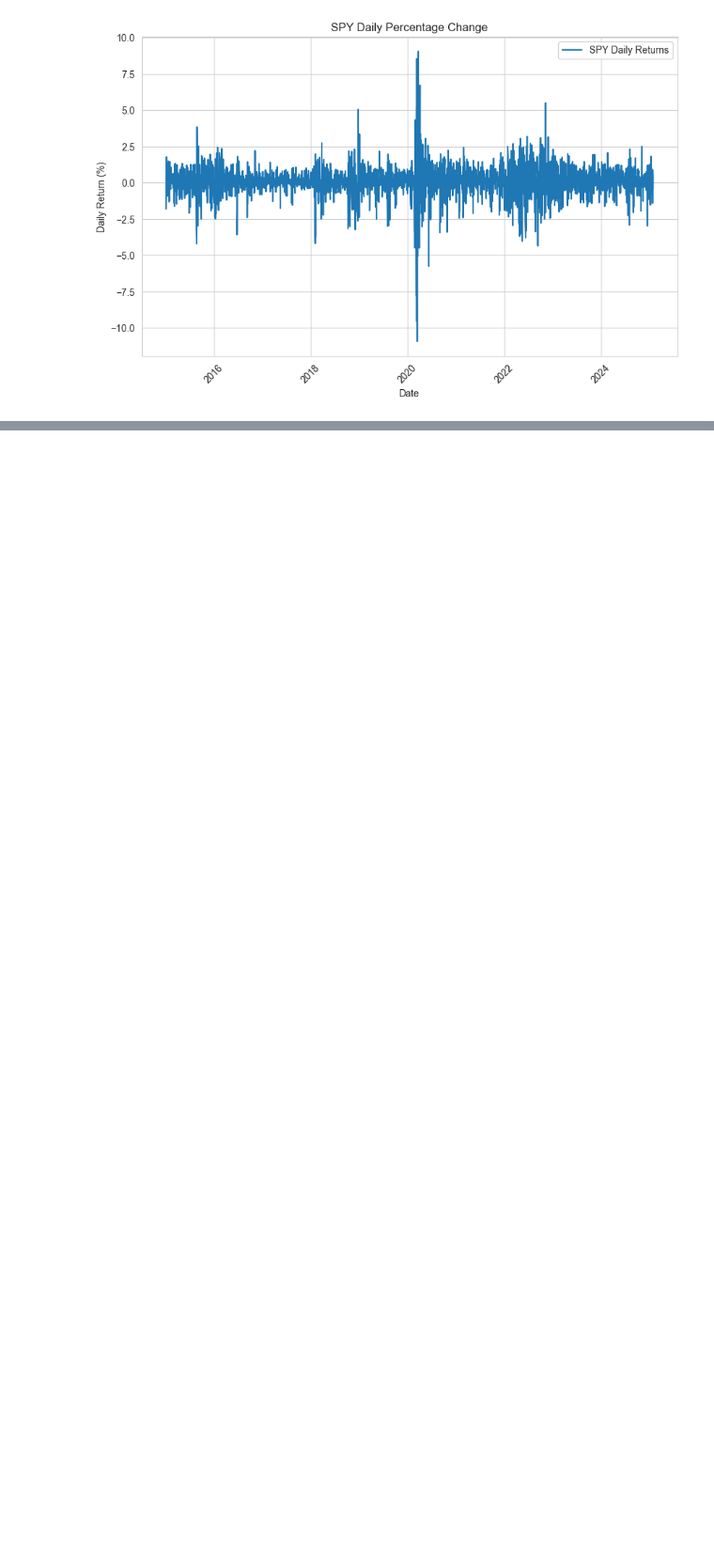
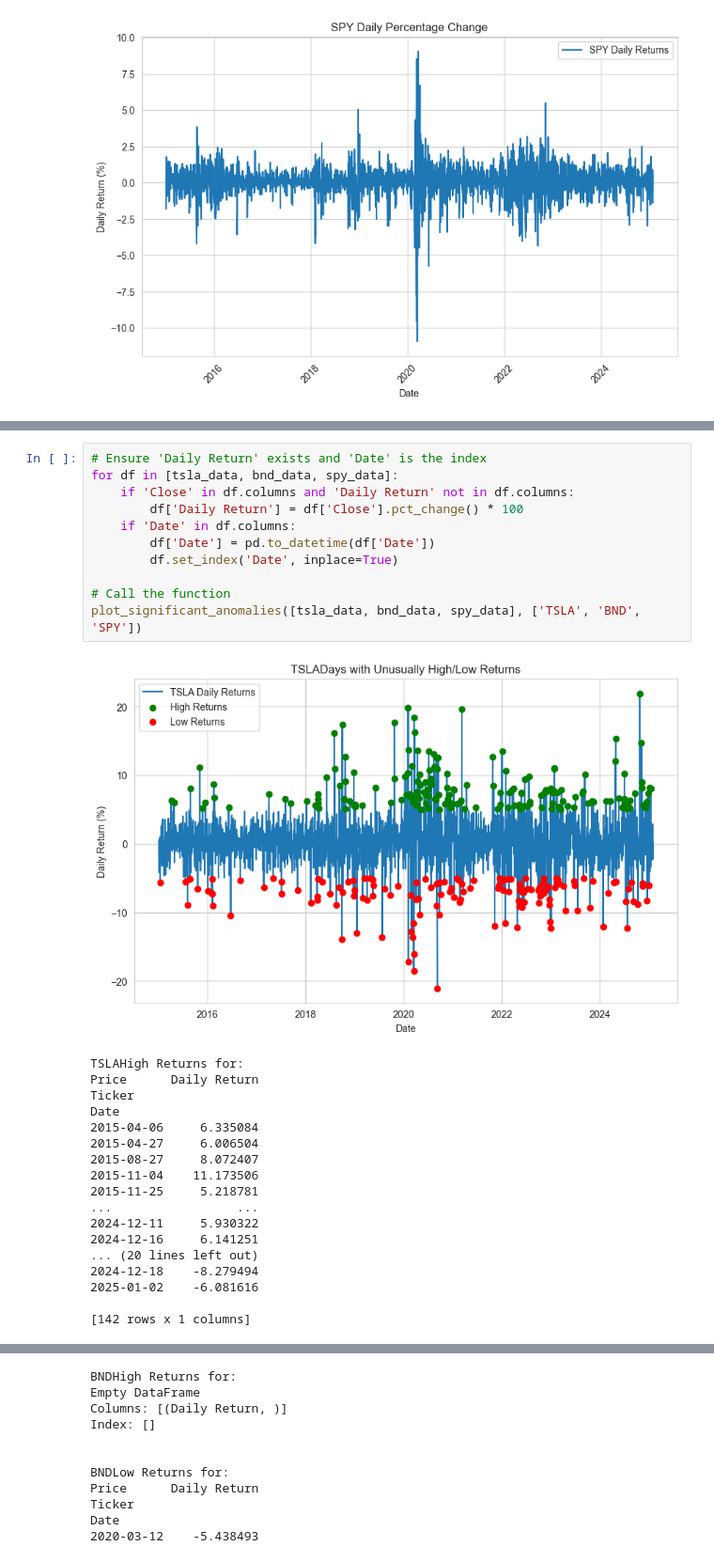
Before and after one commit to hanaDemma/Time-Series-Forecasting-for-Portfolio-Management-Optimization, a Jupyter notebook: notebooks/portfolioManagement.ipynb, the cells around one changed output, grey strips where cells are left out. Shown at 94% size. Drawn from its saved outputs; the diff is of its cells as text; blank space fills up the shorter version.

Commit message:
Unusual High/Low Returns

```diff
--- a/notebooks/portfolioManagement.ipynb
+++ b/notebooks/portfolioManagement.ipynb
@@ -372,0 +375,30 @@ plot_daily_percentage([tsla_data, bnd_data, spy_data], ['TSLA', 'BND', 'SPY'])
+# %%
+# Ensure 'Daily Return' exists and 'Date' is the index
+for df in [tsla_data, bnd_data, spy_data]:
+    if 'Close' in df.columns and 'Daily Return' not in df.columns:
+        df['Daily Return'] = df['Close'].pct_change() * 100
+    if 'Date' in df.columns:
+        df['Date'] = pd.to_datetime(df['Date'])
+        df.set_index('Date', inplace=True)
+
+# Call the function
+plot_significant_anomalies([tsla_data, bnd_data, spy_data], ['TSLA', 'BND', 'SPY'])
+# %% [output]
+[figure, added]
+TSLAHigh Returns for:
+Price      Daily Return
+Ticker
+Date
+2015-04-06     6.335084
+2015-04-27     6.006504
+2015-08-27     8.072407
+2015-11-04    11.173506
+2015-11-25     5.218781
+...                 ...
+2024-12-11     5.930322
+2024-12-16     6.141251
+... (20 lines left out)
+2024-12-18    -8.279494
+2025-01-02    -6.081616
+
+[142 rows x 1 columns]
@@ -372,0 +406,11 @@ plot_daily_percentage([tsla_data, bnd_data, spy_data], ['TSLA', 'BND', 'SPY'])
+BNDHigh Returns for:
+Empty DataFrame
+Columns: [(Daily Return, )]
+Index: []
+
+
+BNDLow Returns for:
+Price      Daily Return
+Ticker
+Date
+2020-03-12    -5.438493
```
Also changed, not shown: parts of 6 cells of this notebook, 1 other file.
